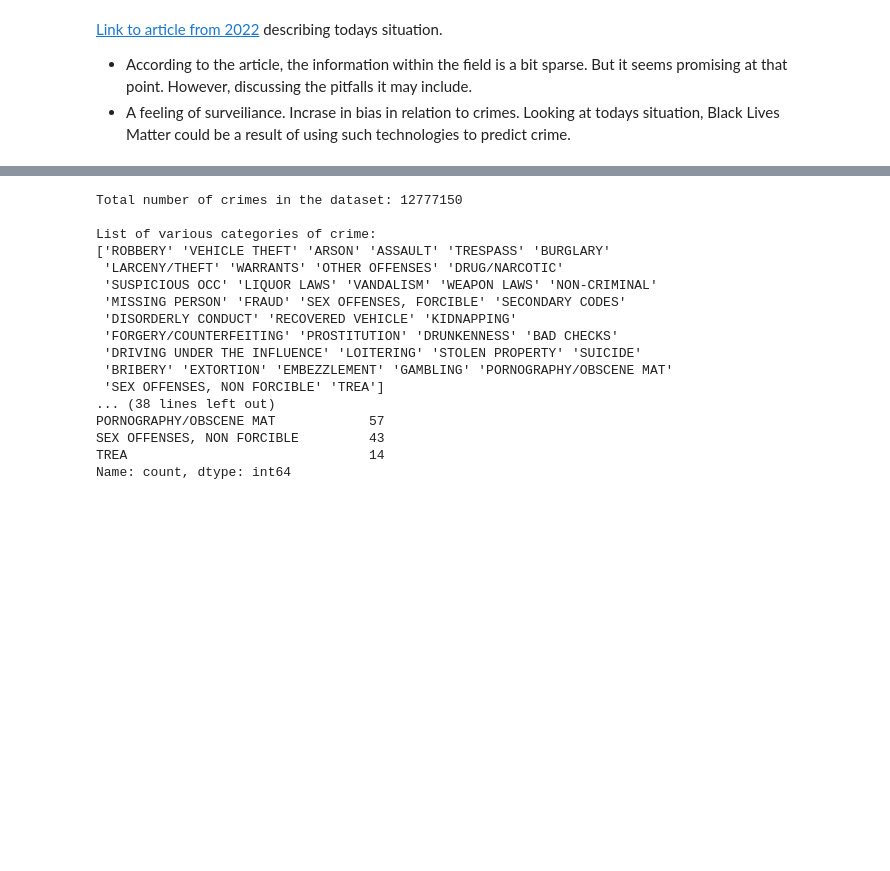
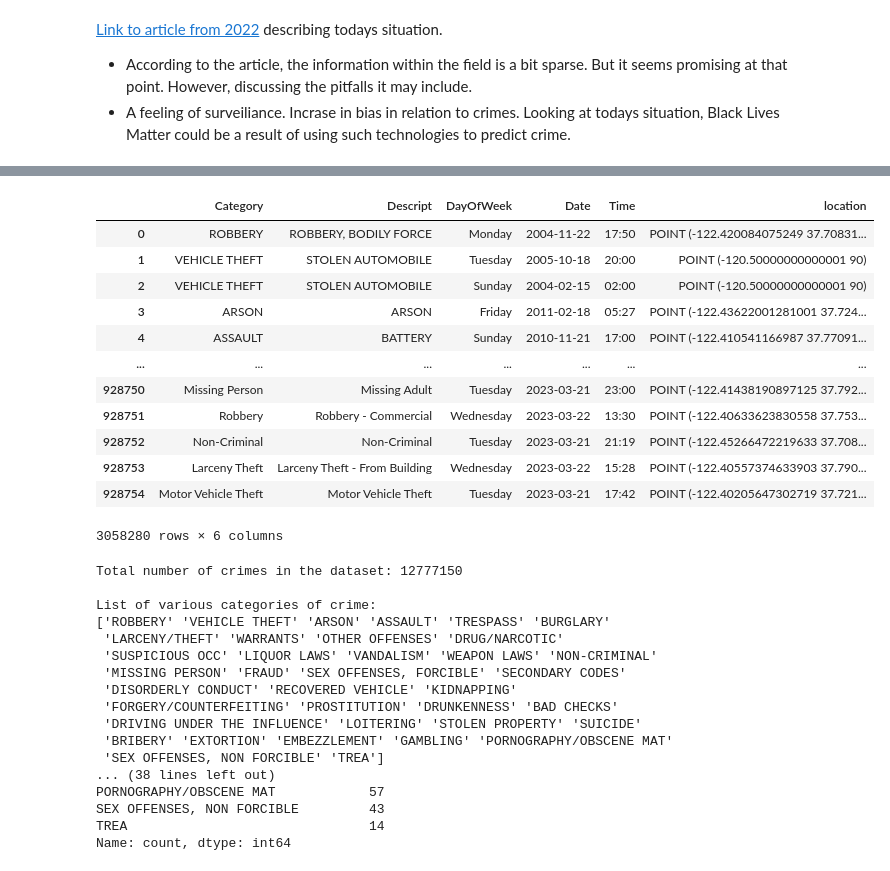
Before and after one commit to rakulmaria/socialdata2025, a Jupyter notebook: lectures/Week1.ipynb, the cells around one changed output, grey strips where cells are left out. Cells and saved outputs as stored; diff of their text form; code cells hidden in the pictures; blank space fills up the shorter version.

```diff
--- a/lectures/Week1.ipynb
+++ b/lectures/Week1.ipynb
@@ -147,3 +166,23 @@ crime_fst_raw.head()
+# %%
+# Combine the datasets
+# The datasets contain different categories for the same crime, i.e. ROBBERY and Robbery. This should be cleaned before combined.
+# See ConCatDataHelpW1
+df_combined = pd.concat([crime_fst_raw, crime_snd_raw])
+df_combined
+# %% [output]
+|  | Category | Descript | DayOfWeek | Date | Time | location |
+| 0 | ROBBERY | ROBBERY, BODILY FORCE | Monday | 2004-11-22 | 17:50 | POINT (-122.420084075249 37.70831... |
+| 1 | VEHICLE THEFT | STOLEN AUTOMOBILE | Tuesday | 2005-10-18 | 20:00 | POINT (-120.50000000000001 90) |
+| 2 | VEHICLE THEFT | STOLEN AUTOMOBILE | Sunday | 2004-02-15 | 02:00 | POINT (-120.50000000000001 90) |
+| 3 | ARSON | ARSON | Friday | 2011-02-18 | 05:27 | POINT (-122.43622001281001 37.724... |
+| 4 | ASSAULT | BATTERY | Sunday | 2010-11-21 | 17:00 | POINT (-122.410541166987 37.77091... |
+| ... | ... | ... | ... | ... | ... | ... |
+| 928750 | Missing Person | Missing Adult | Tuesday | 2023-03-21 | 23:00 | POINT (-122.41438190897125 37.792... |
+| 928751 | Robbery | Robbery - Commercial | Wednesday | 2023-03-22 | 13:30 | POINT (-122.40633623830558 37.753... |
+| 928752 | Non-Criminal | Non-Criminal | Tuesday | 2023-03-21 | 21:19 | POINT (-122.45266472219633 37.708... |
+| 928753 | Larceny Theft | Larceny Theft - From Building | Wednesday | 2023-03-22 | 15:28 | POINT (-122.40557374633903 37.790... |
+| 928754 | Motor Vehicle Theft | Motor Vehicle Theft | Tuesday | 2023-03-21 | 17:42 | POINT (-122.40205647302719 37.721... |
+3058280 rows × 6 columns
 # %%
 # -- Exercise 1: Statistics
 
```
Also changed, not shown: parts of 2 cells of this notebook.
